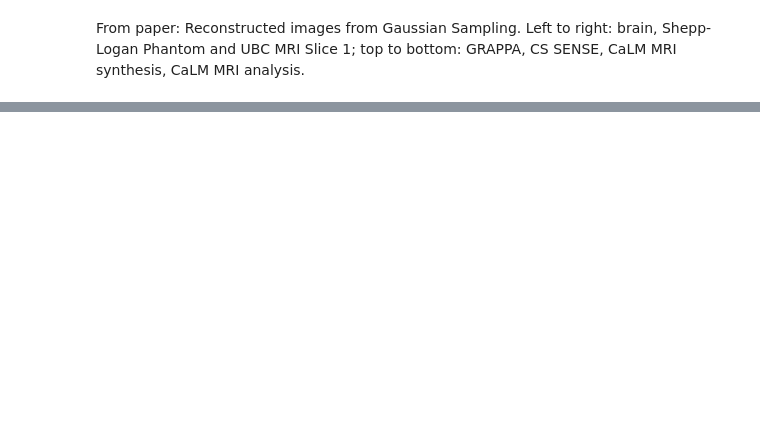
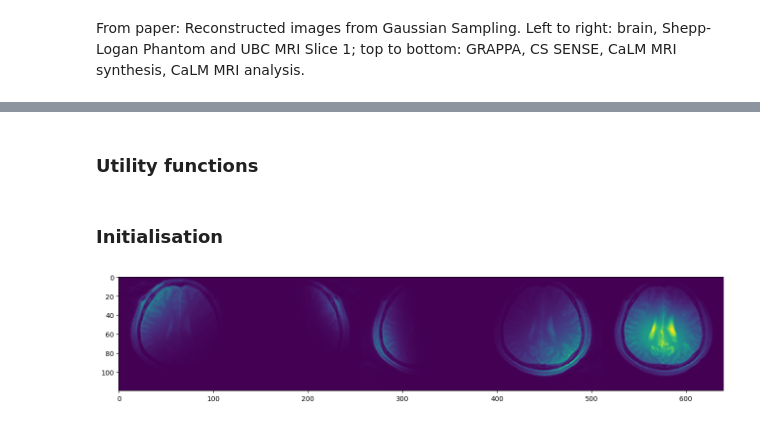
Before and after one commit to claudioverdun/MRI_lectures, a Jupyter notebook: notebooks/CaLM.ipynb, the cells around one changed output, grey strips where cells are left out. Cells and saved outputs as stored; diff of their text form; code cells hidden in the pictures; blank space fills up the shorter version.

```diff
--- a/notebooks/CaLM.ipynb
+++ b/notebooks/CaLM.ipynb
@@ -114,0 +121,2 @@ where $Y = \begin{bmatrix}y_1 & \cdots & y_C\end{bmatrix}$, and X is constrained
+# %% [markdown]
+### Utility functions
@@ -114,0 +234,49 @@ where $Y = \begin{bmatrix}y_1 & \cdots & y_C\end{bmatrix}$, and X is constrained
+# %% [markdown]
+### Initialisation
+# %%
+C = 5;                                # There are C = 5 coils
+height, width = 120, 128              # Standard is 120, 128
+
+# Load sensitivity maps
+file = matopen("data/coil_sensitivity_map.mat");
+coilSensitivityMaps = read(file, "coil_map");
+close(file);
+
+# Resize sensitivity maps
+sm = zeros(height, width, C)
+for i = 1:5
+    sm[:,:,i] =  imresize(coilSensitivityMaps[:,:,i], (height, width));
+end
+coilSensitivityMaps = sm;
+
+# Load coil images
+file = matopen("data/brain_coil.mat");
+coilScans = read(file, "brain_coil_tmp");
+close(file);
+cs = zeros(height, width, C)
+for i = 1:C
+    cs[:,:,i] =  imresize(coilScans[:,:,i], (height, width));
+end
+coilScans = cs;
+
+## Load Shepp-Loagn phantom
+# np = max(height, width)
+# phantom = shepp_logan(np, highContrast=true);
+# phantom = imresize(phantom, (height, width))
+# # Apply sensitivity maps
+# coilScans = coilSensitivityMaps.*phantom;
+
+## Load image from folder
+# img = load("413469fd-9354-400c-88e3-b29e7c711a05.jpg")
+# img = Gray.(img)
+# img = convert(Array{Float64}, img);
+# img = imresize(img, (height, width))
+## Apply sensitivity maps
+# coilScans = coilSensitivityMaps.*img;
+
+# Display sensitivity encoded images
+imagedisp = reshape(coilScans, (height, width*C))
+fig = figure(figsize=(16,16))
+imshow(abs.(imagedisp[:,:]));
+# %% [output]
+[figure, added]
```
Also changed, not shown: parts of 19 cells of this notebook.
